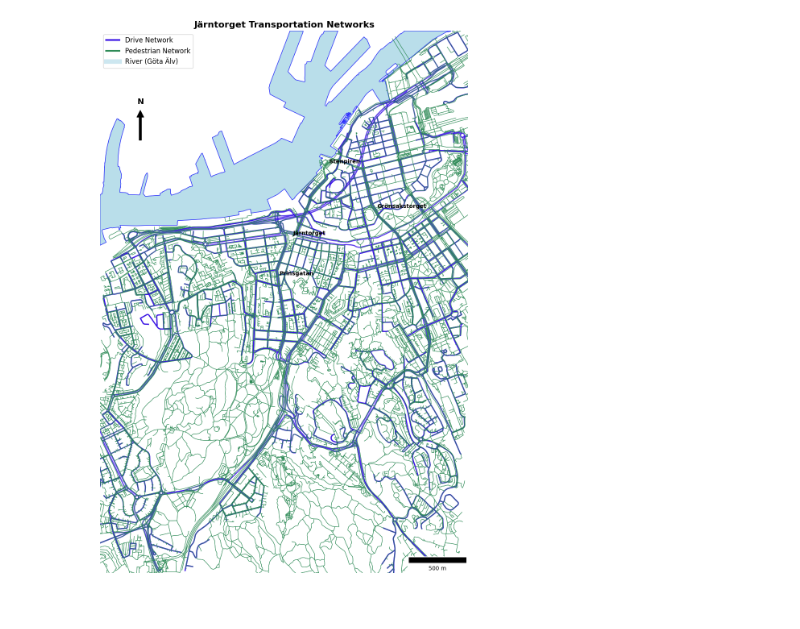
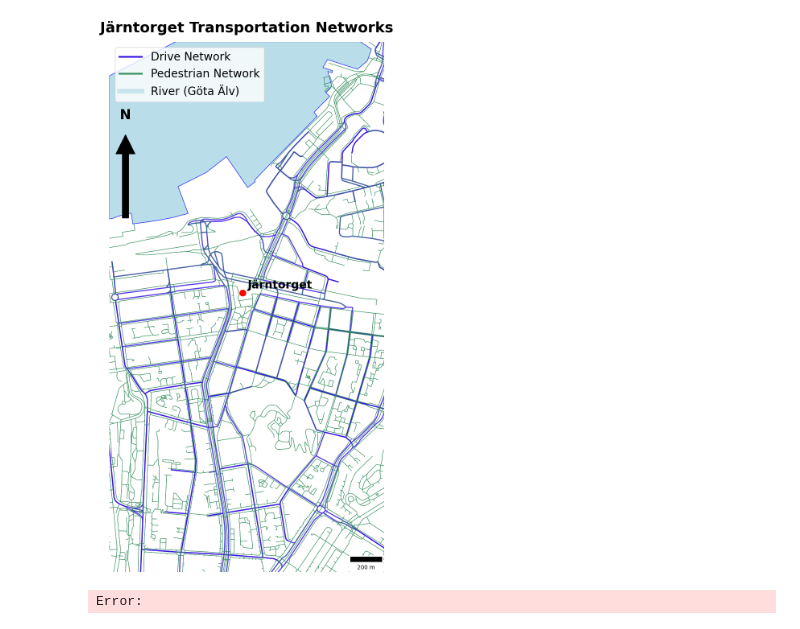
Before and after one commit to Odjej/JMTS, a Jupyter notebook: data/processed/networks/process_data.ipynb, the cells around one changed output. Saved outputs shown, nothing was run; the diff lists cells and outputs as text; code cells hidden in the pictures.

```diff
--- a/data/processed/networks/process_data.ipynb
+++ b/data/processed/networks/process_data.ipynb
@@ -26,9 +26,9 @@ river_gdf = gpd.read_file(f"{OUT_DIR}/gota_alv.gpkg").to_crs(TARGET_CRS)
 # ---------------------------------------------
 pois = [
     (57.699972, 11.952843, "Järntorget"),
-    (57.702356, 11.964901, "Grönsakstorget"),
-    (57.696783, 11.951081, "Prinsgatan"),
-    (57.705685, 11.957579, "Stenpiren")
+    #(57.702356, 11.964901, "Grönsakstorget"),
+    #(57.696783, 11.951081, "Prinsgatan"),
+    #(57.705685, 11.957579, "Stenpiren")
 ]
 
 poi_gdf = gpd.GeoDataFrame(
@@ -76,11 +76,20 @@ for geom, name in zip(poi_clipped.geometry, poi_clipped["name"]):
     ax.annotate(
         name,
         xy=(geom.x, geom.y),
-        xytext=(5, 5),
+        xytext=(8, 8),
         textcoords="offset points",
-        fontsize=10,
+        fontsize=20,
         fontweight="bold",
         color="black"
+    )
+    ax.annotate(
+        "●",
+        xy=(geom.x, geom.y),
+        color="red",
+        fontsize=16,
+        fontweight="bold",
+        ha="center",
+        va="center"
     )
 
 # Legend
@@ -89,37 +98,38 @@ legend_elements = [
     Line2D([0], [0], color="#2E8B57", lw=3, label="Pedestrian Network"),
     Line2D([0], [0], color="lightblue", lw=8, alpha=0.6, label="River (Göta Älv)"),
 ]
-ax.legend(handles=legend_elements, loc="upper left", fontsize=12)
+ax.legend(handles=legend_elements, loc="upper left", fontsize=20)
 
 # Scale bar
-scalebar = ScaleBar(1, location="lower right")
+scalebar = ScaleBar(2, location="lower right")
 ax.add_artist(scalebar)
 
 # North arrow
 arrow_length = 200  # meters
-arrow_x = minx + 500
-arrow_y = maxy - 1100
+arrow_x = minx + 200
+arrow_y = maxy - 700
 
 # Draw the arrow
 ax.add_patch(FancyArrow(
     arrow_x, arrow_y, 0, arrow_length,  # dx=0, dy=arrow_length => points up
     width=20,
     head_width=60,
     head_length=60,
     facecolor='black'
 ))
 
 # Add the 'N' label above the arrow
 ax.text(arrow_x, arrow_y + arrow_length + 100, "N",
-        ha='center', va='bottom', fontsize=14, fontweight='bold')
+        ha='center', va='bottom', fontsize=24, fontweight='bold')
 
 # Limit plot to bounding box
 ax.set_xlim(minx - padding, maxx + padding)
 ax.set_ylim(miny - padding, maxy + padding)
 
-ax.set_title("Järntorget Transportation Networks", fontsize=16, fontweight="bold")
+ax.set_title("Järntorget Transportation Networks", fontsize=26, fontweight="bold")
 ax.set_axis_off()
 plt.tight_layout()
 plt.show()
 # %% [output]
-[figure, old version]
+[figure, new version]
+Error:
```
Also changed, not shown: 33 other files.
